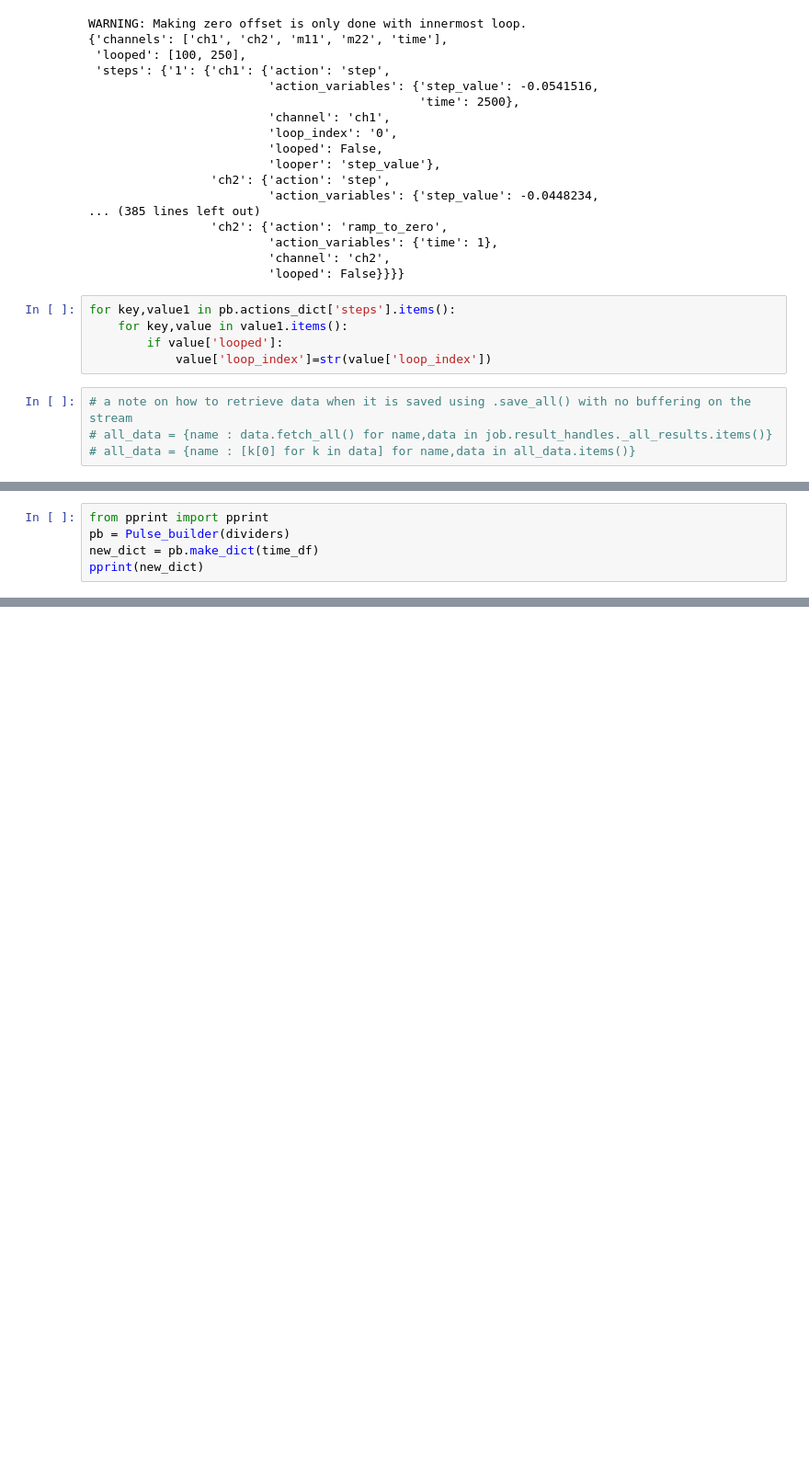
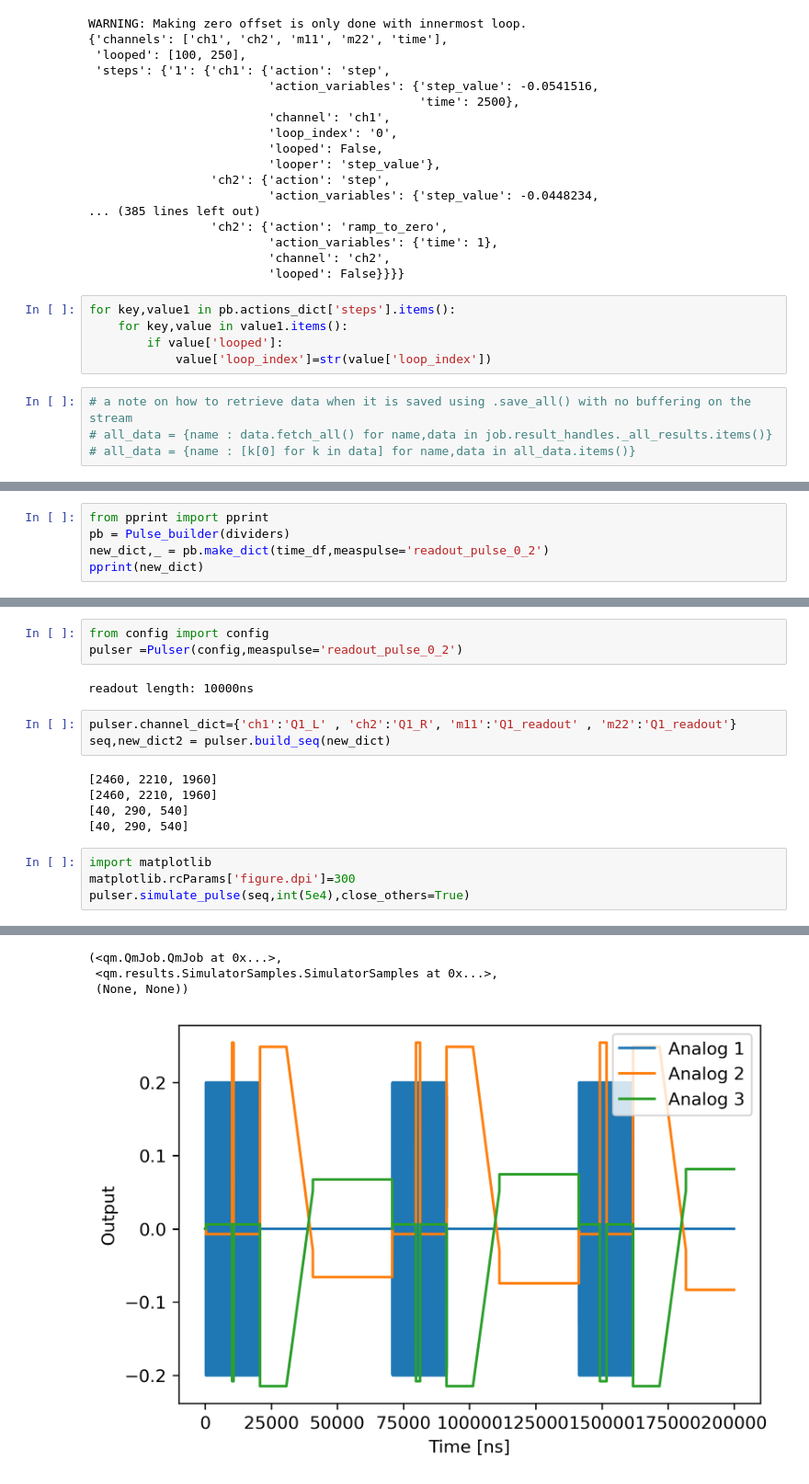
Before and after one commit to qdev-dk/QMachine, a Jupyter notebook: qmachine/pulse_generator/Pulse_generator_test.ipynb, the cells around one changed output, grey strips where cells are left out. Shown at 92% size. Saved outputs shown, nothing was run; the diff lists cells and outputs as text; blank space fills up the shorter version.

```diff
--- a/qmachine/pulse_generator/Pulse_generator_test.ipynb
+++ b/qmachine/pulse_generator/Pulse_generator_test.ipynb
@@ -210,7 +210,7 @@ See the caveats in the documentation: https://pandas.pydata.org/pandas-docs/stab
 # %%
 from pprint import pprint
 pb = Pulse_builder(dividers)
-new_dict = pb.make_dict(time_df)
+new_dict,_ = pb.make_dict(time_df,measpulse='readout_pulse_0_2')
 pprint(new_dict)
 # %% [output]
 WARNING: Making zero offset is only done with innermost loop.
@@ -232,0 +233,18 @@ WARNING: Making zero offset is only done with innermost loop.
+# %%
+from config import config
+pulser =Pulser(config,measpulse='readout_pulse_0_2')
+# %% [output]
+readout length: 10000ns
+# %%
+pulser.channel_dict={'ch1':'Q1_L' , 'ch2':'Q1_R', 'm11':'Q1_readout' , 'm22':'Q1_readout'}
+seq,new_dict2 = pulser.build_seq(new_dict)
+# %% [output]
+[2460, 2210, 1960]
+[2460, 2210, 1960]
+[40, 290, 540]
+[40, 290, 540]
+# %%
+import matplotlib
+matplotlib.rcParams['figure.dpi']=300
+pulser.simulate_pulse(seq,int(5e4),close_others=True)
+# %% [output]
@@ -232,0 +258,4 @@ WARNING: Making zero offset is only done with innermost loop.
+(<qm.QmJob.QmJob at 0x...>,
+ <qm.results.SimulatorSamples.SimulatorSamples at 0x...>,
+ (None, None))
+[figure, added]
```
Also changed, not shown: parts of 7 cells of this notebook, 3 other files.
